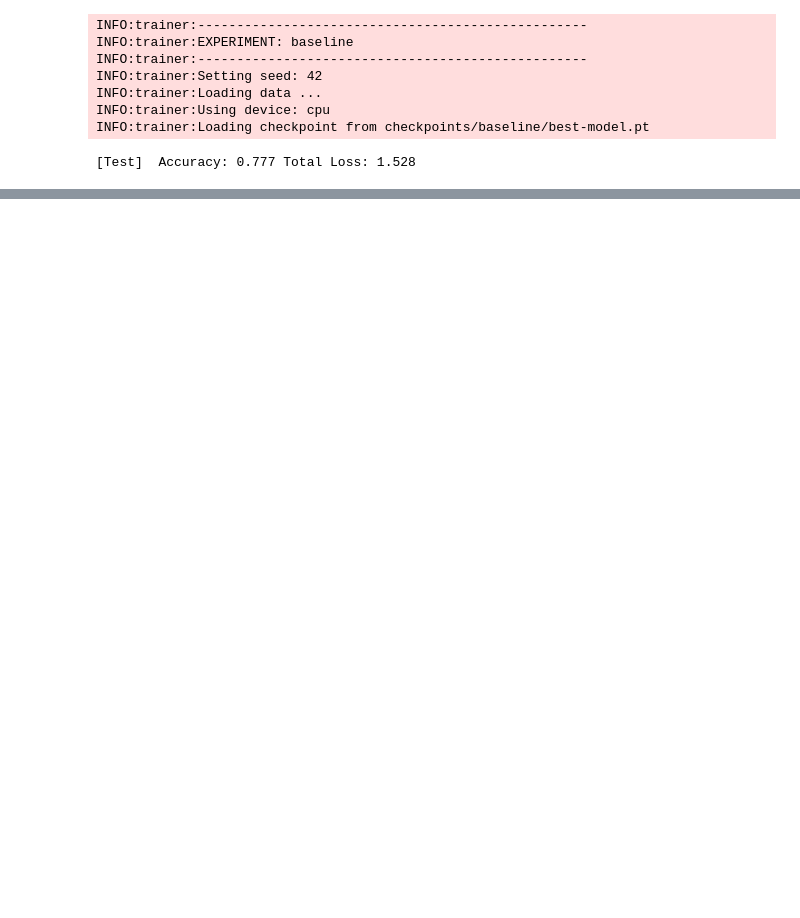
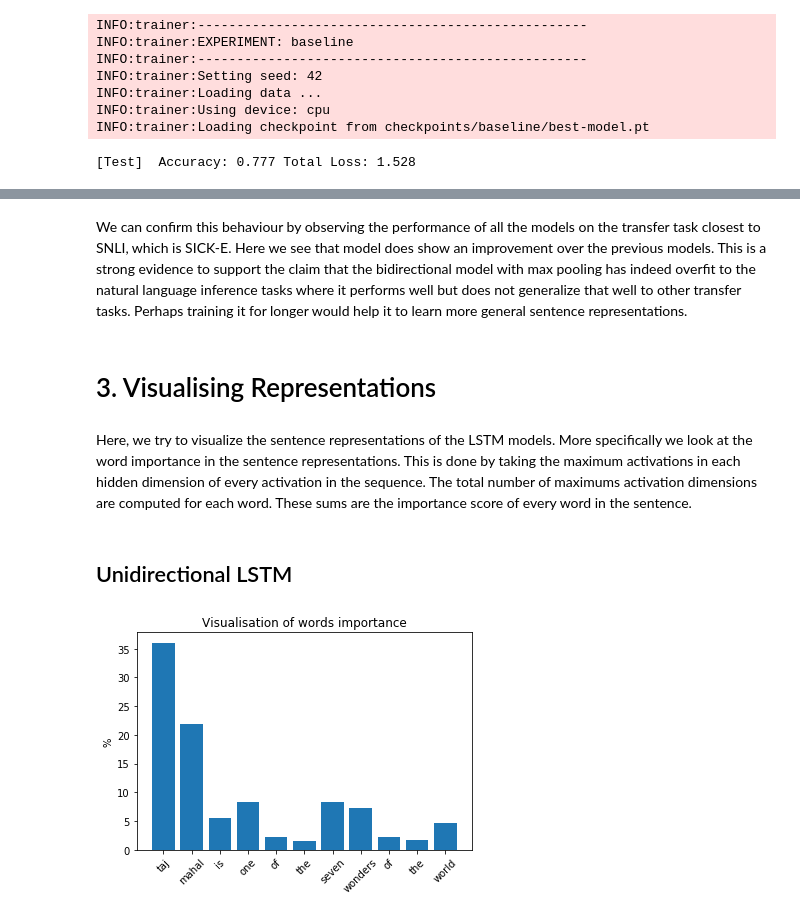
Before and after one commit to AmanDaVinci/Universal-Sentence-Representations, a Jupyter notebook: demo.ipynb, the cells around one changed output, grey strips where cells are left out. Cells and saved outputs as stored; diff of their text form; code cells hidden in the pictures; blank space fills up the shorter version.

```diff
--- a/demo.ipynb
+++ b/demo.ipynb
@@ -222,0 +120,19 @@ print(results)
+# %%
+config = {
+    "exp_name": "uni_lstm",
+    "epochs": 20,
+    "encoder": "UniLSTM",
+    "batch_size": 128,
+    "hidden_dim": 2048,
+    "num_layers": 1,
+    "learning_rate": 1e-3,
+    "seed": 42,
+    "debug": False,
+    "device": 'cpu',
+    "valid_freq": 1000,
+    "save_freq": 4000,
+    "test_checkpoint": 'best-model.pt'
+}
+# %%
+uni_trainer = Trainer(config)
+print(uni_trainer.test())
@@ -222,0 +295,12 @@ print(results)
+# %% [markdown]
+We can confirm this behaviour by observing the performance of all the models on the transfer task closest to SNLI, which is SICK-E. Here we see that model does show an improvement over the previous models. This is a strong evidence to support the claim that the bidirectional model with max pooling has indeed overfit to the natural language inference tasks where it performs well but does not generalize that well to other transfer tasks. Perhaps training it for longer would help it to learn more general sentence representations.
+# %% [markdown]
+# 3. Visualising Representations
+# %% [markdown]
+Here, we try to visualize the sentence representations of the LSTM models. More specifically we look at the word importance in the sentence representations. This is done by taking the maximum activations in each hidden dimension of every activation in the sequence. The total number of maximums activation dimensions are computed for each word. These sums are the importance score of every word in the sentence.
+# %% [markdown]
+## Unidirectional LSTM
+# %%
+uni_trainer.model.encoder.visualize("taj mahal is one of the seven wonders of the world".split(), uni_trainer.vocab)
+# %% [output]
+[figure, added]
```
Also changed, not shown: parts of 90 cells of this notebook, 1 other file.
